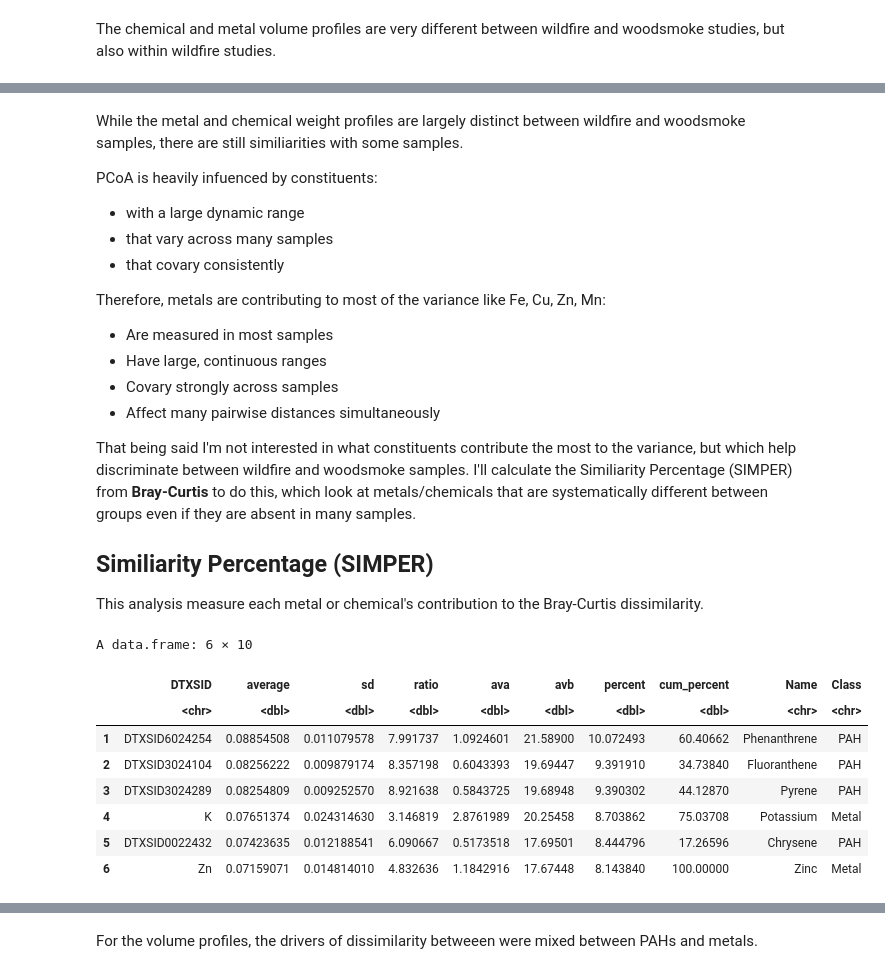
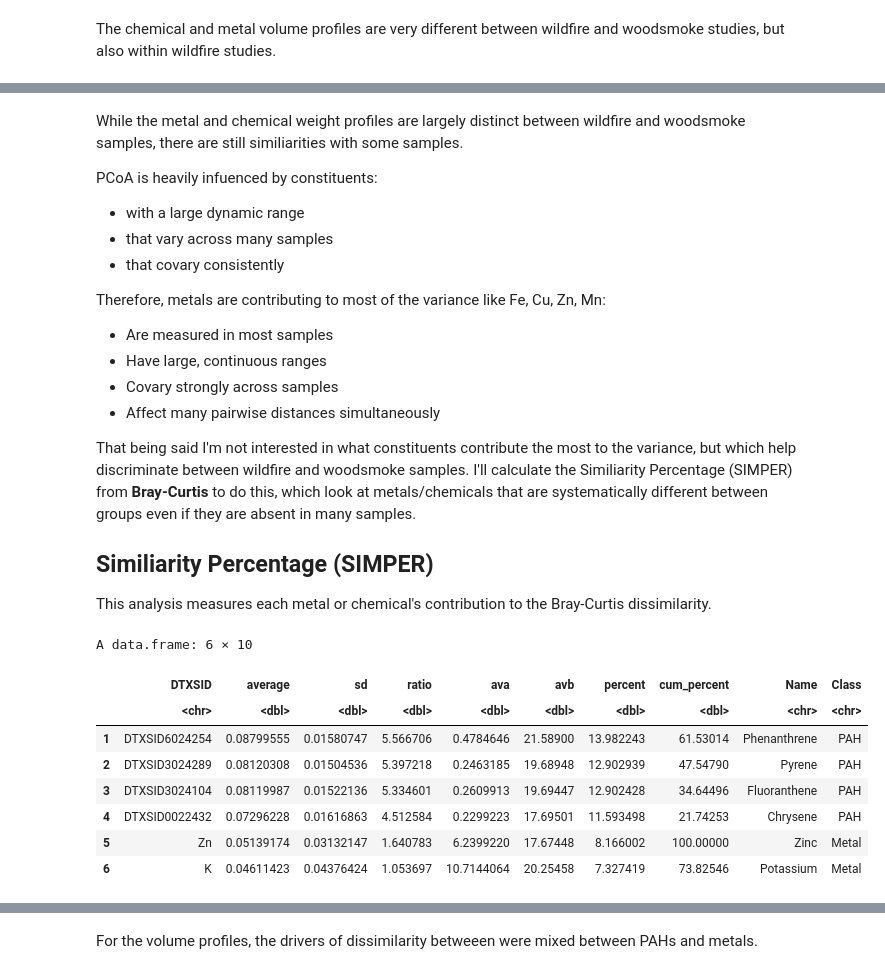
Before and after one commit to UNC-CEMALB/P1015.-Wildfire_Suffcient_Similiarity, a Jupyter notebook: 2. Cluster Analysis/PCoA.ipynb, the cells around one changed output, grey strips where cells are left out. Cells and saved outputs as stored; diff of their text form; code cells hidden in the pictures.

```diff
--- a/2. Cluster Analysis/PCoA.ipynb
+++ b/2. Cluster Analysis/PCoA.ipynb
@@ -1,6 +1,6 @@
 # %%
 Output = '/Users/alexis/Library/CloudStorage/OneDrive-UniversityofNorthCarolinaatChapelHill/CEMALB_DataAnalysisPM/Projects/P1015. Fire Sufficient Similarity/P1015.3. Analyses/P1015.3.3. Cluster Analysis/Output'
-cur_date = '020926'
+cur_date = '022826'
 
 library(readxl)
 library(tidyverse)
@@ -9,7 +9,10 @@ library(vegan)
 library(ecodist)
 
 # reading in files
-full_df = data.frame(read_excel("Input/Processed_Data_020226.xlsx"))
+full_df = data.frame(read_excel("Input/Processed_Data_022826.xlsx")) %>%
+    # removing records that weren't measured
+    filter(Value2 == 'Present') %>%
+    select(-Value2)
 wf_info_df = data.frame(read_excel("Input/Study_Info_WF_012226.xlsx", sheet = 2))[,1:12]
 ws_info_df = data.frame(read_excel("Input/Study_Info_WS_012226.xlsx", sheet = 2))[,1:15]
 ws_info_df$HAWC_ID = as.character(ws_info_df$HAWC_ID)
@@ -71,8 +92,8 @@ wide_weight_df = weight_df %>%
     column_to_rownames('Study_Sample_ID')
 
 # Missing-by-design: treat as 0 for Bray–Curtis (no imputation beyond "not observed")
-wide_vol_df[is.na(wide_vol_df)] <- 0
-wide_weight_df[is.na(wide_weight_df)] <- 0
+wide_vol_df[is.na(wide_vol_df)] = 0
+wide_weight_df[is.na(wide_weight_df)] = 0
 
 head(wide_vol_df)
 # %% [output]
@@ -320,7 +435,7 @@ That being said I'm not interested in what constituents contribute the most to t
 
 ## Similiarity Percentage (SIMPER)
 
-This analysis measure each metal or chemical's contribution to the Bray-Curtis dissimilarity.
+This analysis measures each metal or chemical's contribution to the Bray-Curtis dissimilarity.
 # %%
 full_simper_results = function(metric_df, names_df, comparison){
     # ADD WORDS
@@ -351,40 +466,40 @@ full_simper_results = function(metric_df, names_df, comparison){
     #     inner_join(std_dev_df)
 
  dtxsids = rownames(data.frame(obj$average))
-  out <- data.frame(
+  out = data.frame(
     DTXSID = dtxsids,
     average = obj$average,
     sd = obj$sd,
     ratio = obj$ratio,
     ava = obj$ava,
     avb = obj$avb
   ) %>%
     mutate(
       percent = average / sum(average, na.rm = TRUE) * 100,
       cum_percent = cumsum(percent),
       #comparison = comp
     ) %>%
     arrange(desc(percent)) %>%
     left_join(names_df %>% distinct(DTXSID, Name, Class), by = "DTXSID")
 
     #return(avg_contributions_df[,c(5,1,6,4,3)])
     return(out)
 
 }
 
 # calling fn
 vol_contrib_df = full_simper_results(per_vol_df, vol_df, 'WS_WF')
 weight_contrib_df = full_simper_results(per_weight_df, weight_df, 'WS_WF')
 
 head(vol_contrib_df)
 # %% [output]
 A data.frame: 6 × 10
 |  | DTXSID | average | sd | ratio | ava | avb | percent | cum_percent | Name | Class |
 |  | <chr> | <dbl> | <dbl> | <dbl> | <dbl> | <dbl> | <dbl> | <dbl> | <chr> | <chr> |
-| 1 | DTXSID6024254 | 0.08854508 | 0.011079578 | 7.991737 | 1.0924601 | 21.58900 | 10.072493 | 60.40662 | Phenanthrene | PAH |
-| 2 | DTXSID3024104 | 0.08256222 | 0.009879174 | 8.357198 | 0.6043393 | 19.69447 | 9.391910 | 34.73840 | Fluoranthene | PAH |
-| 3 | DTXSID3024289 | 0.08254809 | 0.009252570 | 8.921638 | 0.5843725 | 19.68948 | 9.390302 | 44.12870 | Pyrene | PAH |
-| 4 | K | 0.07651374 | 0.024314630 | 3.146819 | 2.8761989 | 20.25458 | 8.703862 | 75.03708 | Potassium | Metal |
-| 5 | DTXSID0022432 | 0.07423635 | 0.012188541 | 6.090667 | 0.5173518 | 17.69501 | 8.444796 | 17.26596 | Chrysene | PAH |
-| 6 | Zn | 0.07159071 | 0.014814010 | 4.832636 | 1.1842916 | 17.67448 | 8.143840 | 100.00000 | Zinc | Metal |
+| 1 | DTXSID6024254 | 0.08799555 | 0.01580747 | 5.566706 | 0.4784646 | 21.58900 | 13.982243 | 61.53014 | Phenanthrene | PAH |
+| 2 | DTXSID3024289 | 0.08120308 | 0.01504536 | 5.397218 | 0.2463185 | 19.68948 | 12.902939 | 47.54790 | Pyrene | PAH |
+| 3 | DTXSID3024104 | 0.08119987 | 0.01522136 | 5.334601 | 0.2609913 | 19.69447 | 12.902428 | 34.64496 | Fluoranthene | PAH |
+| 4 | DTXSID0022432 | 0.07296228 | 0.01616863 | 4.512584 | 0.2299223 | 17.69501 | 11.593498 | 21.74253 | Chrysene | PAH |
+| 5 | Zn | 0.05139174 | 0.03132147 | 1.640783 | 6.2399220 | 17.67448 | 8.166002 | 100.00000 | Zinc | Metal |
+| 6 | K | 0.04611423 | 0.04376424 | 1.053697 | 10.7144064 | 20.25458 | 7.327419 | 73.82546 | Potassium | Metal |
 # %%
```
Also changed, not shown: parts of 23 cells of this notebook.
